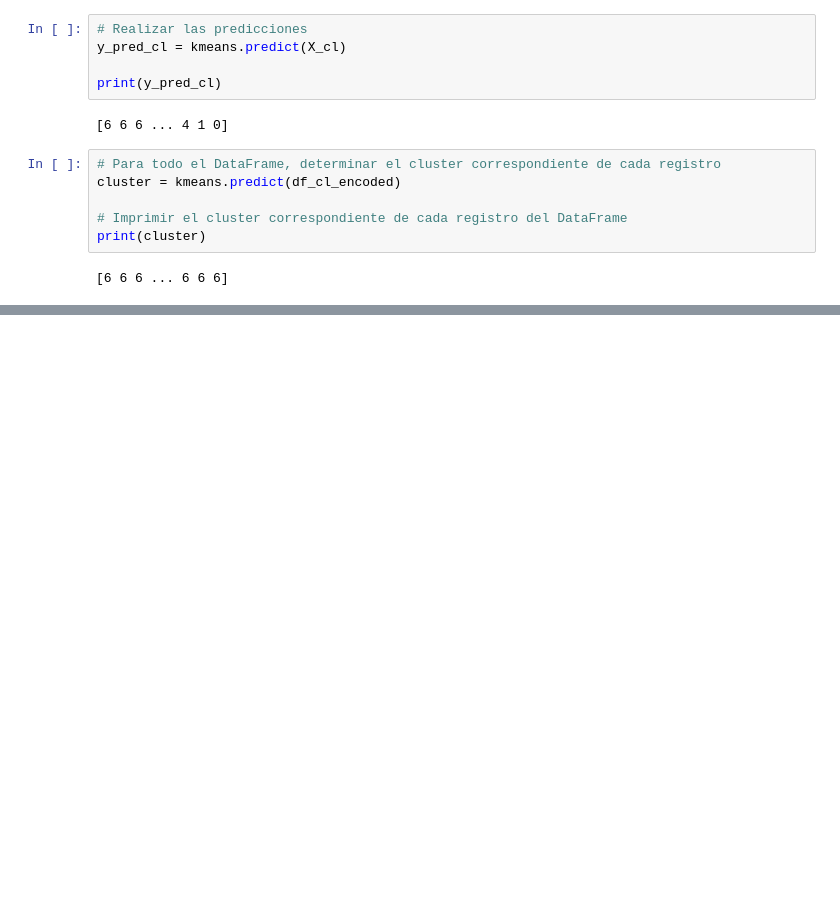
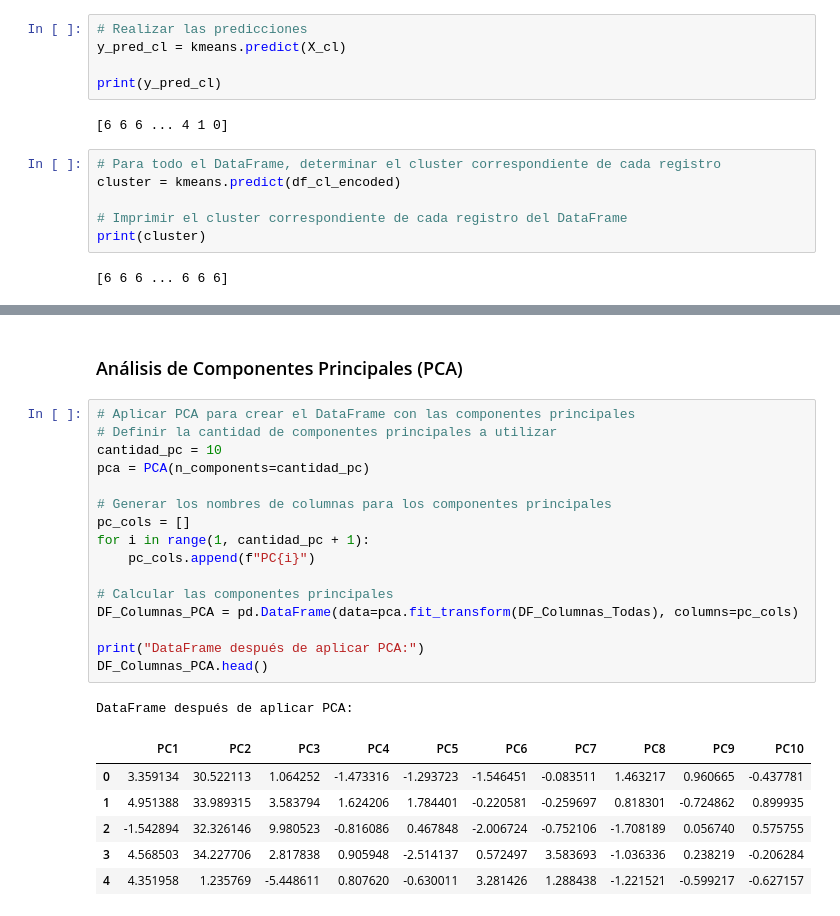
Before and after one commit to NnDz23/TFM, a Jupyter notebook: Notebook TFM.ipynb, the cells around one changed output, grey strips where cells are left out. Cells and saved outputs as stored; diff of their text form; blank space fills up the shorter version.

```diff
--- a/Notebook TFM.ipynb
+++ b/Notebook TFM.ipynb
@@ -1143,0 +803,26 @@ plt.show()
+# %% [markdown]
+### Análisis de Componentes Principales (PCA)
+# %%
+# Aplicar PCA para crear el DataFrame con las componentes principales
+# Definir la cantidad de componentes principales a utilizar
+cantidad_pc = 10
+pca = PCA(n_components=cantidad_pc)
+
+# Generar los nombres de columnas para los componentes principales
+pc_cols = []
+for i in range(1, cantidad_pc + 1):
+    pc_cols.append(f"PC{i}")
+
+# Calcular las componentes principales
+DF_Columnas_PCA = pd.DataFrame(data=pca.fit_transform(DF_Columnas_Todas), columns=pc_cols)
+
+print("DataFrame después de aplicar PCA:")
+DF_Columnas_PCA.head()
+# %% [output]
+DataFrame después de aplicar PCA:
+|  | PC1 | PC2 | PC3 | PC4 | PC5 | PC6 | PC7 | PC8 | PC9 | PC10 |
+| 0 | 3.359134 | 30.522113 | 1.064252 | -1.473316 | -1.293723 | -1.546451 | -0.083511 | 1.463217 | 0.960665 | -0.437781 |
+| 1 | 4.951388 | 33.989315 | 3.583794 | 1.624206 | 1.784401 | -0.220581 | -0.259697 | 0.818301 | -0.724862 | 0.899935 |
+| 2 | -1.542894 | 32.326146 | 9.980523 | -0.816086 | 0.467848 | -2.006724 | -0.752106 | -1.708189 | 0.056740 | 0.575755 |
+| 3 | 4.568503 | 34.227706 | 2.817838 | 0.905948 | -2.514137 | 0.572497 | 3.583693 | -1.036336 | 0.238219 | -0.206284 |
+| 4 | 4.351958 | 1.235769 | -5.448611 | 0.807620 | -0.630011 | 3.281426 | 1.288438 | -1.221521 | -0.599217 | -0.627157 |
```
Also changed, not shown: parts of 49 cells of this notebook.
